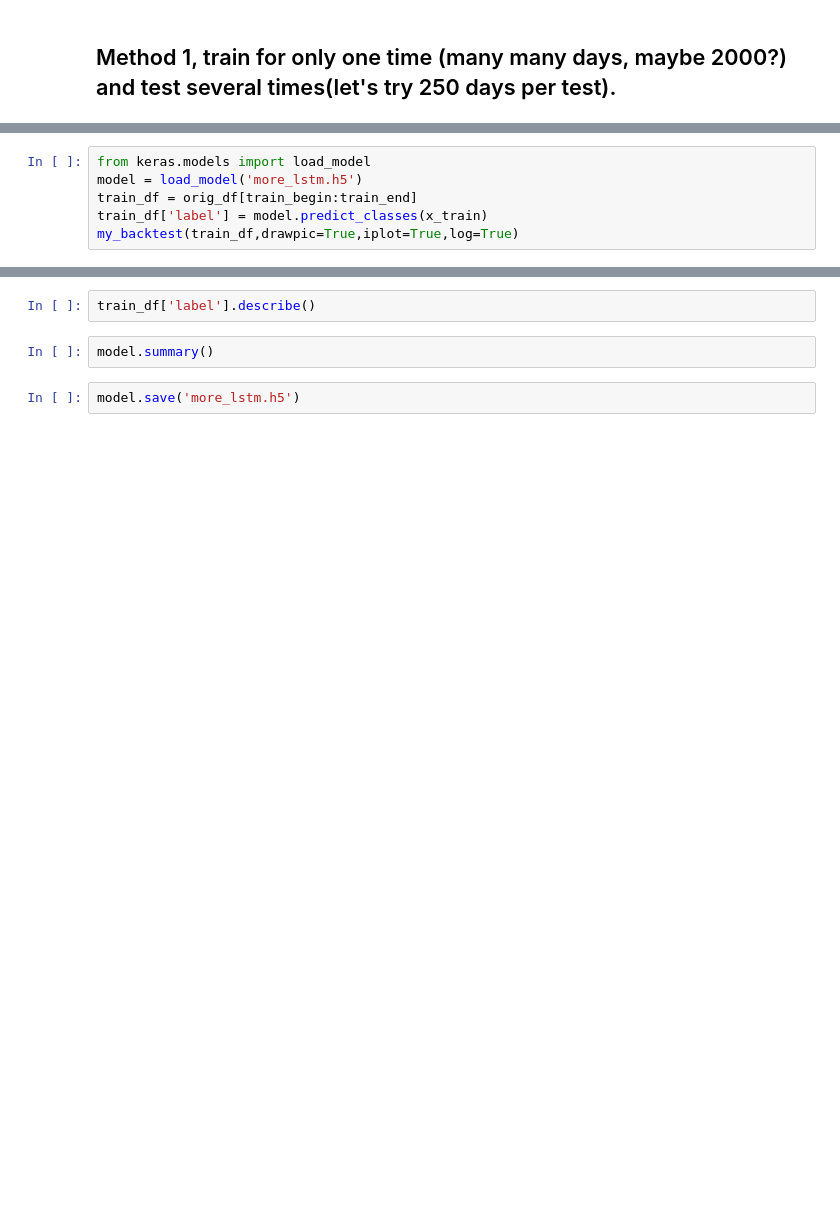
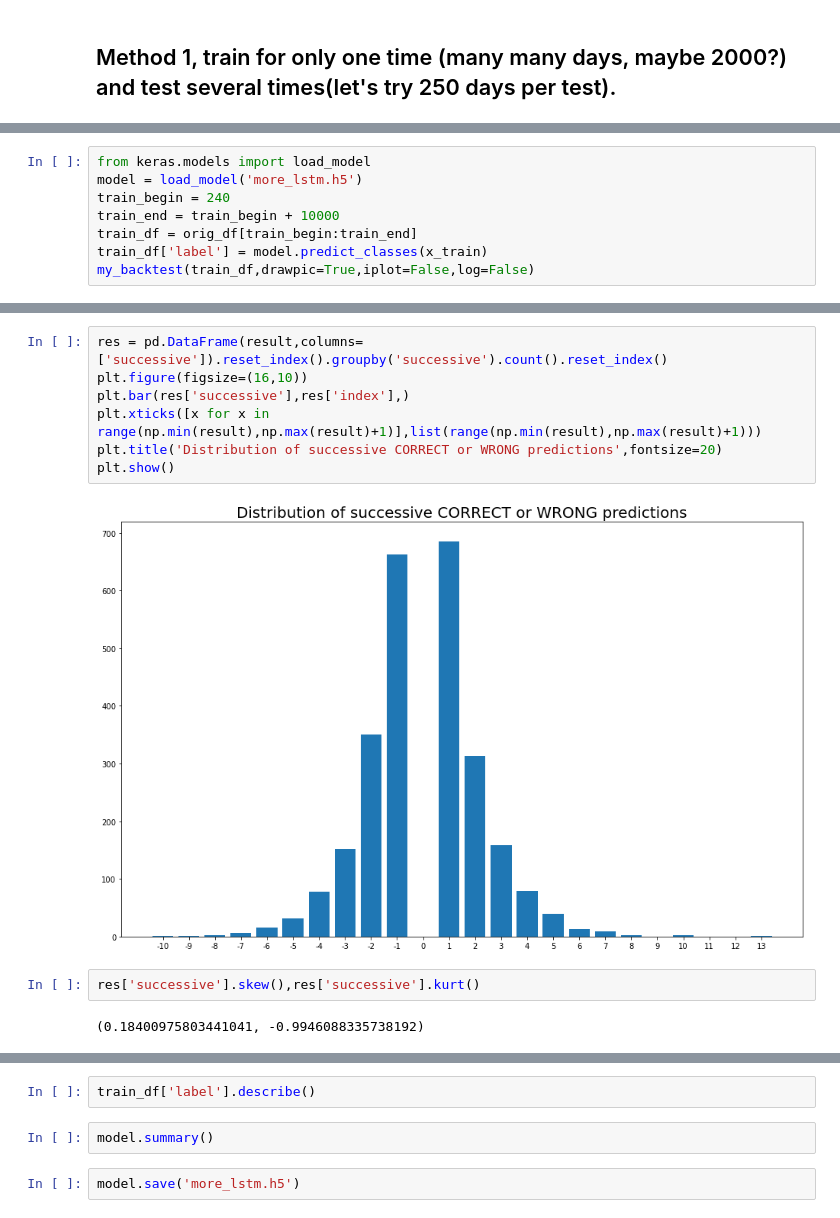
Before and after one commit to SimpleLonely/1218, a Jupyter notebook: src/packed_backtest.ipynb, the cells around one changed output, grey strips where cells are left out. Drawn from its saved outputs; the diff is of its cells as text; blank space fills up the shorter version.

```diff
--- a/src/packed_backtest.ipynb
+++ b/src/packed_backtest.ipynb
@@ -104,7 +102,9 @@ def my_backtest(mydata, log=False, drawpic=False, iplot=False):
 # %%
 from keras.models import load_model
 model = load_model('more_lstm.h5')
+train_begin = 240
+train_end = train_begin + 10000
 train_df = orig_df[train_begin:train_end]
 train_df['label'] = model.predict_classes(x_train)
-my_backtest(train_df,drawpic=True,iplot=True,log=True)
+my_backtest(train_df,drawpic=True,iplot=False,log=False)
 # %% [output]
@@ -134 +285,14 @@ TypeError: unsupported format string passed to NoneType.__format__
+# %%
+res = pd.DataFrame(result,columns=['successive']).reset_index().groupby('successive').count().reset_index()
+plt.figure(figsize=(16,10))
+plt.bar(res['successive'],res['index'],)
+plt.xticks([x for x in range(np.min(result),np.max(result)+1)],list(range(np.min(result),np.max(result)+1)))
+plt.title('Distribution of successive CORRECT or WRONG predictions',fontsize=20)
+plt.show()
+# %% [output]
+[figure, added]
+# %%
+res['successive'].skew(),res['successive'].kurt()
+# %% [output]
+(0.18400975803441041, -0.9946088335738192)
 # %%
```
Also changed, not shown: parts of 11 cells of this notebook, 2 other files.
